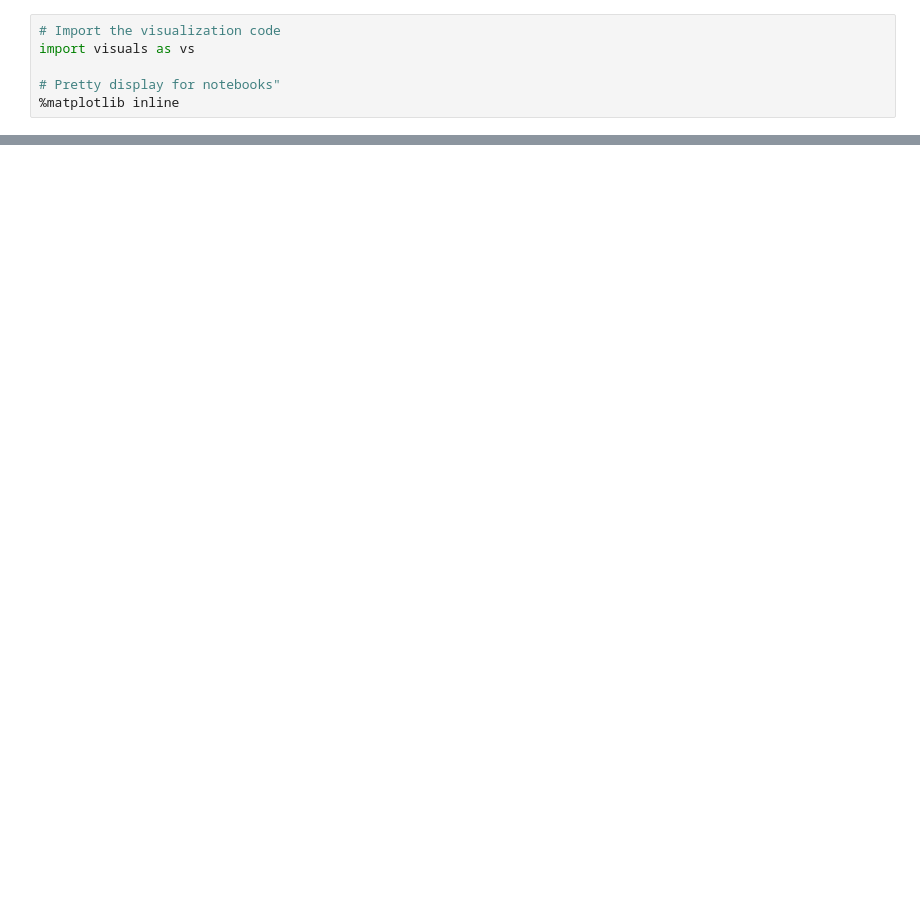
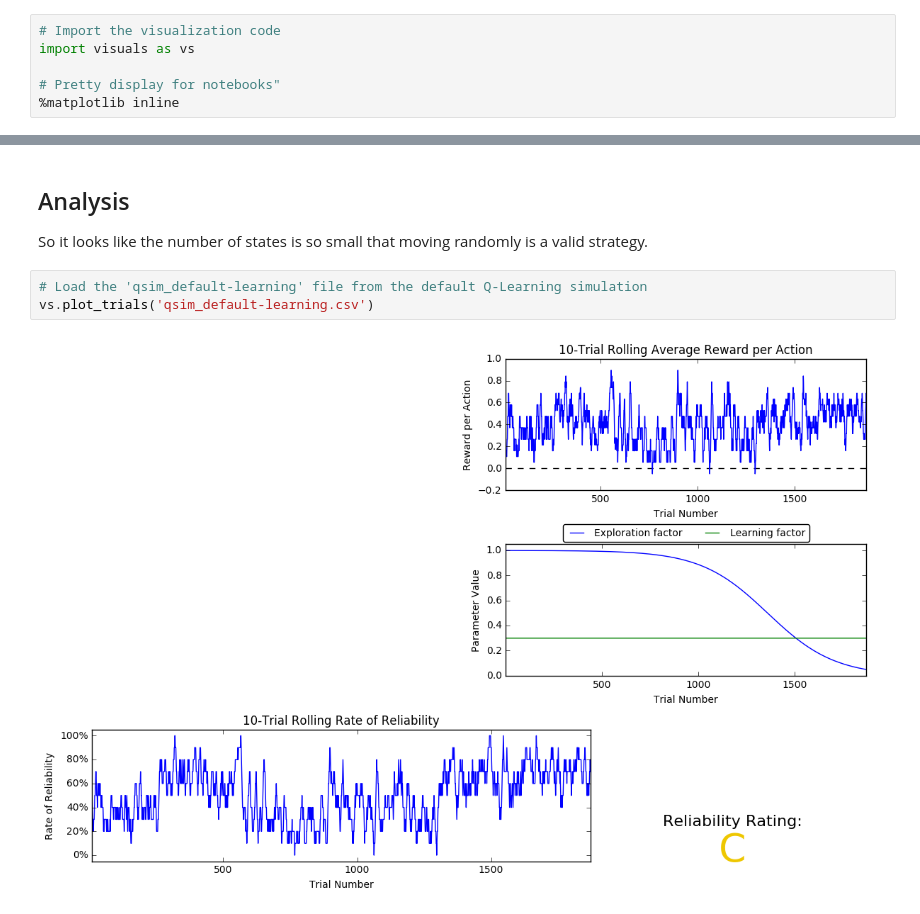
Before and after one commit to ResourceHog/POMDPCapstone, a Jupyter notebook: Capstone.ipynb, the cells around one changed output, grey strips where cells are left out. Saved outputs shown, nothing was run; the diff lists cells and outputs as text; blank space fills up the shorter version.

```diff
--- a/Capstone.ipynb
+++ b/Capstone.ipynb
@@ -311,0 +75,8 @@ Curiously, as part of the Q-Learning algorithm, you were asked to **not** use th
+# %% [markdown]
+## Analysis
+So it looks like the number of states is so small that moving randomly is a valid strategy.
+# %%
+# Load the 'qsim_default-learning' file from the default Q-Learning simulation
+vs.plot_trials('qsim_default-learning.csv')
+# %% [output]
+[figure, added]
```
Also changed, not shown: parts of 55 cells of this notebook, 42 other files.
